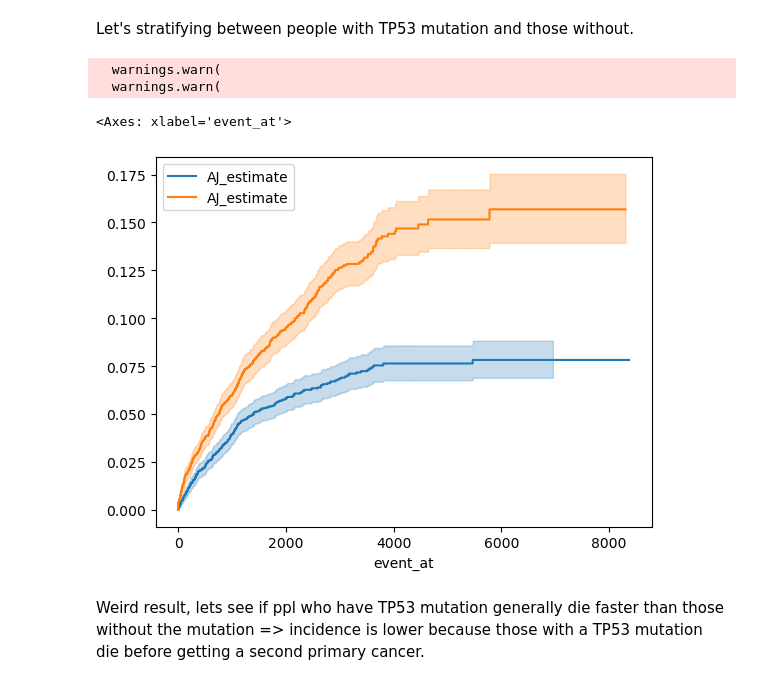
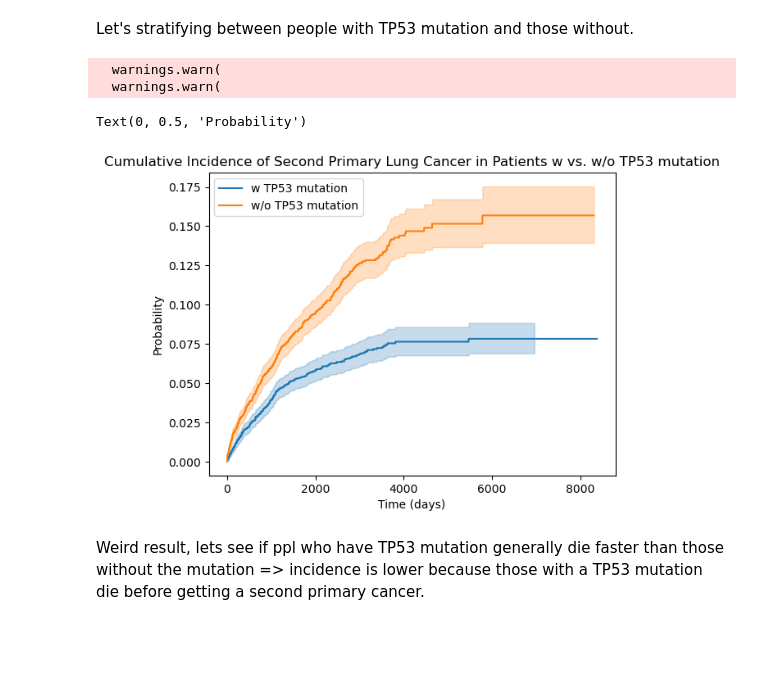
Before and after one commit to Roseille/SurvivalAnalyses, a Jupyter notebook: sample.ipynb, the cells around one changed output. Drawn from its saved outputs; the diff is of its cells as text; code cells hidden in the pictures; blank space fills up the shorter version.

Commit message:
Checking CIF of people 75+ w KRAS mutation. Adding legends & labels

```diff
--- a/sample.ipynb
+++ b/sample.ipynb
@@ -123,18 +127,23 @@ Let's stratifying between people with TP53 mutation and those without.
 mutated_TP53 = cph_df[cph_df['TP53'] == True]
 nonmutated_TP53 = cph_df[cph_df['TP53'] == False]
 # %%
-ajf.fit(mutated_TP53['DT_SECONDCANCER_DEATH'], mutated_TP53['ENDPT_SECONDCANCER_DEATH'], event_of_interest=1)
-ajf.cumulative_density_
-ajf.plot()
-ajf.fit(nonmutated_TP53['DT_SECONDCANCER_DEATH'], nonmutated_TP53['ENDPT_SECONDCANCER_DEATH'], event_of_interest=1)
-ajf.cumulative_density_
-ajf.plot()
+TP53m_ajf = AalenJohansenFitter(calculate_variance = True)
+TP53nm_ajf = AalenJohansenFitter(calculate_variance = True)
+TP53m_ajf.fit(mutated_TP53['DT_SECONDCANCER_DEATH'], mutated_TP53['ENDPT_SECONDCANCER_DEATH'], event_of_interest=1)
+TP53m_ajf.cumulative_density_
+TP53m_ajf.plot(label = 'w TP53 mutation')
+TP53nm_ajf.fit(nonmutated_TP53['DT_SECONDCANCER_DEATH'], nonmutated_TP53['ENDPT_SECONDCANCER_DEATH'], event_of_interest=1)
+TP53nm_ajf.cumulative_density_
+TP53nm_ajf.plot(label = 'w/o TP53 mutation')
+plt.title('Cumulative Incidence of Second Primary Lung Cancer in Patients w vs. w/o TP53 mutation')
+plt.xlabel('Time (days)')
+plt.ylabel('Probability')
 #Blue is mutated, Orange is unmutated
 # %% [output]
   warnings.warn(
   warnings.warn(
-<Axes: xlabel='event_at'>
+Text(0, 0.5, 'Probability')
-[figure, old version]
+[figure, new version]
 # %% [markdown]
 Weird result, lets see if ppl who have TP53 mutation generally die faster than those without the mutation => incidence is lower because those with a TP53 mutation die before getting a second primary cancer.
 # %%
```
Also changed, not shown: parts of 6 cells of this notebook.
